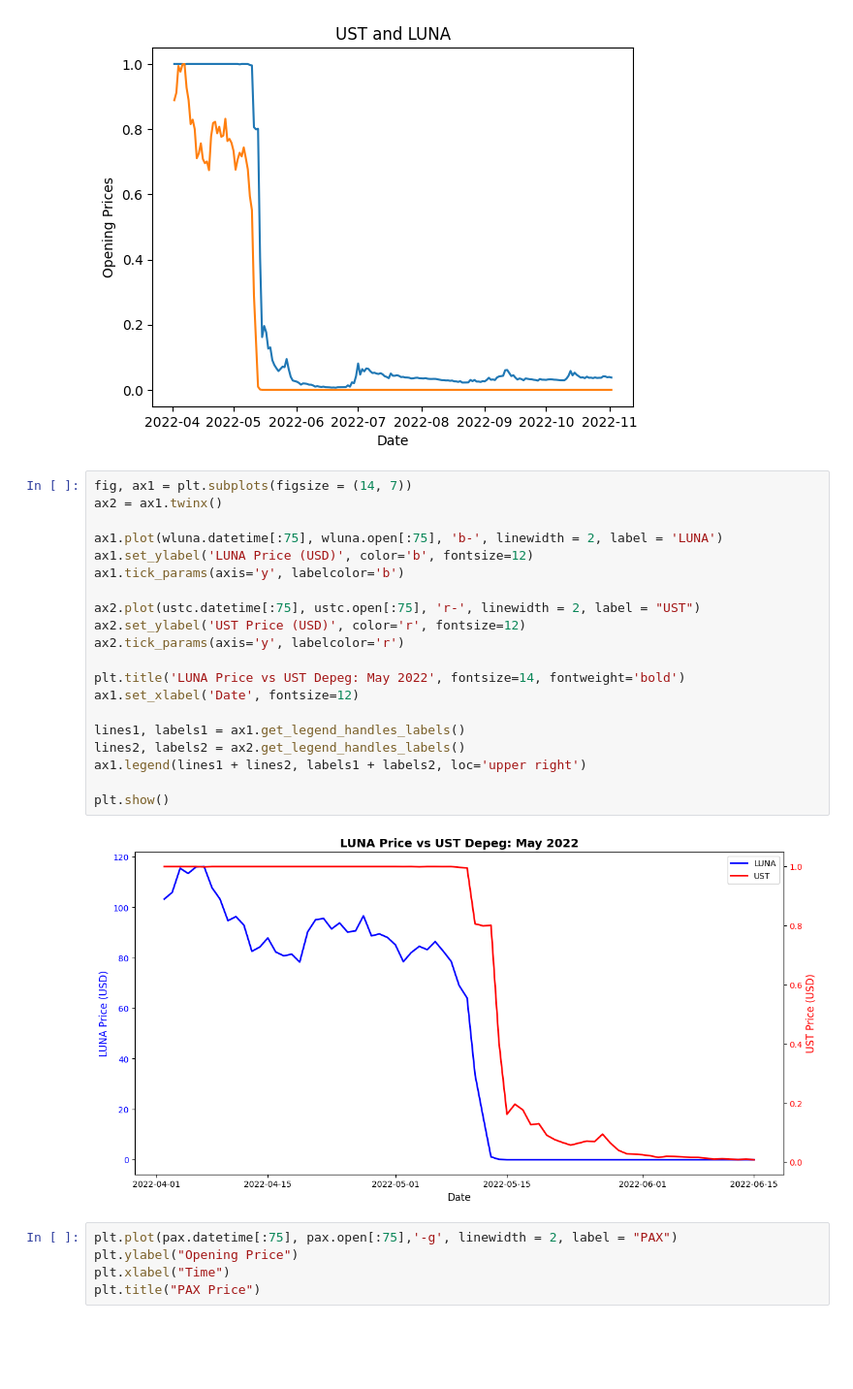
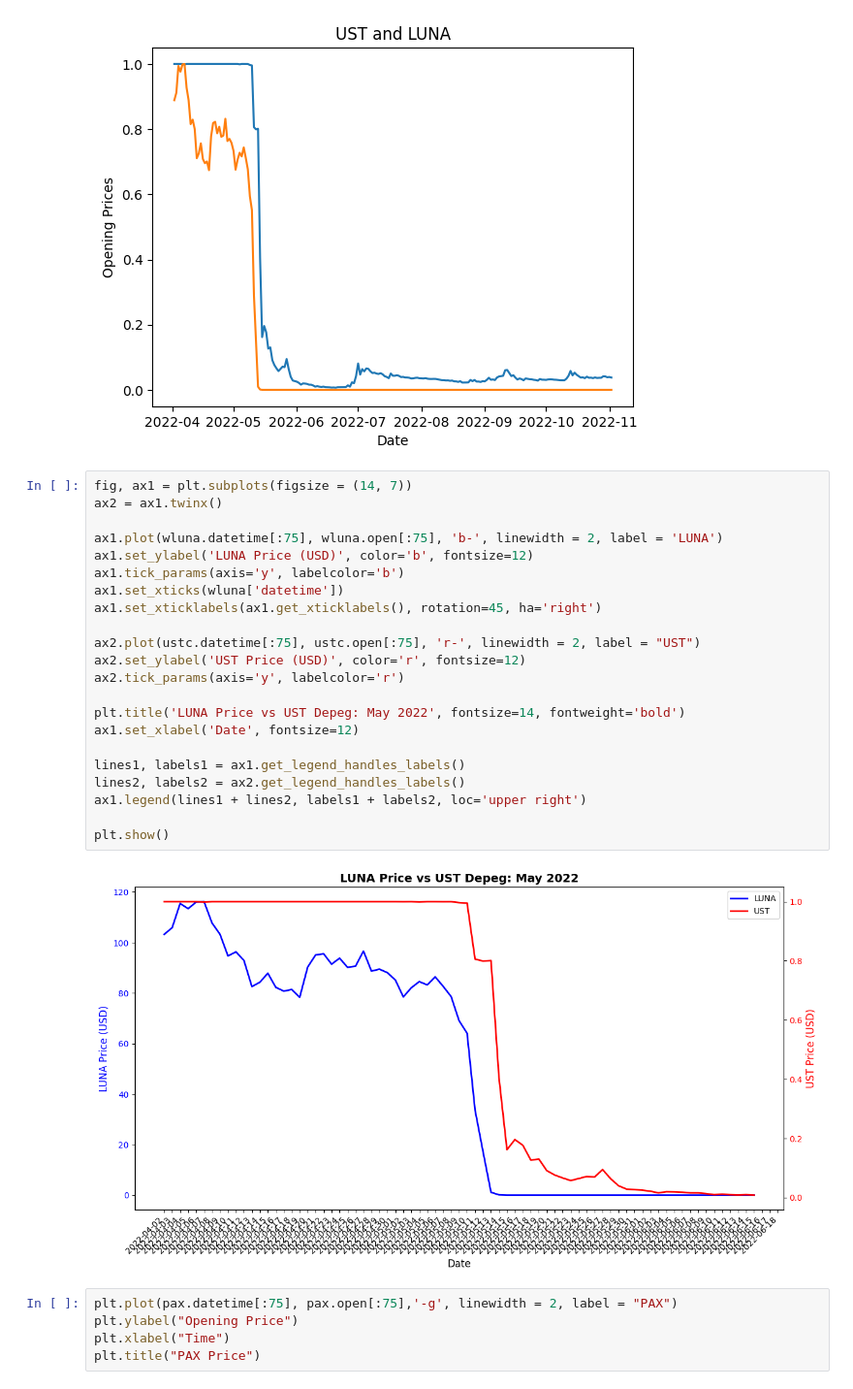
Before and after one commit to ChowchowWorks/DataBusters, a Jupyter notebook: src/crypto_prices.ipynb, the cells around one changed output. Shown at 97% size. Drawn from its saved outputs; the diff is of its cells as text; blank space fills up the shorter version.

Commit message:
chart updates

```diff
--- a/src/crypto_prices.ipynb
+++ b/src/crypto_prices.ipynb
@@ -158,25 +158,27 @@ plt.show()
 # %%
 fig, ax1 = plt.subplots(figsize = (14, 7))
 ax2 = ax1.twinx()
 
 ax1.plot(wluna.datetime[:75], wluna.open[:75], 'b-', linewidth = 2, label = 'LUNA')
 ax1.set_ylabel('LUNA Price (USD)', color='b', fontsize=12)
 ax1.tick_params(axis='y', labelcolor='b')
+ax1.set_xticks(wluna['datetime'])
+ax1.set_xticklabels(ax1.get_xticklabels(), rotation=45, ha='right')
 
 ax2.plot(ustc.datetime[:75], ustc.open[:75], 'r-', linewidth = 2, label = "UST")
 ax2.set_ylabel('UST Price (USD)', color='r', fontsize=12)
 ax2.tick_params(axis='y', labelcolor='r')
 
 plt.title('LUNA Price vs UST Depeg: May 2022', fontsize=14, fontweight='bold')
 ax1.set_xlabel('Date', fontsize=12)
 
 lines1, labels1 = ax1.get_legend_handles_labels()
 lines2, labels2 = ax2.get_legend_handles_labels()
 ax1.legend(lines1 + lines2, labels1 + labels2, loc='upper right')
 
 plt.show()
 # %% [output]
-[figure, old version]
+[figure, new version]
 # %%
 plt.plot(pax.datetime[:75], pax.open[:75],'-g', linewidth = 2, label = "PAX")
 plt.ylabel("Opening Price")
```
Also changed, not shown: parts of 8 cells of this notebook, 1 other file.
